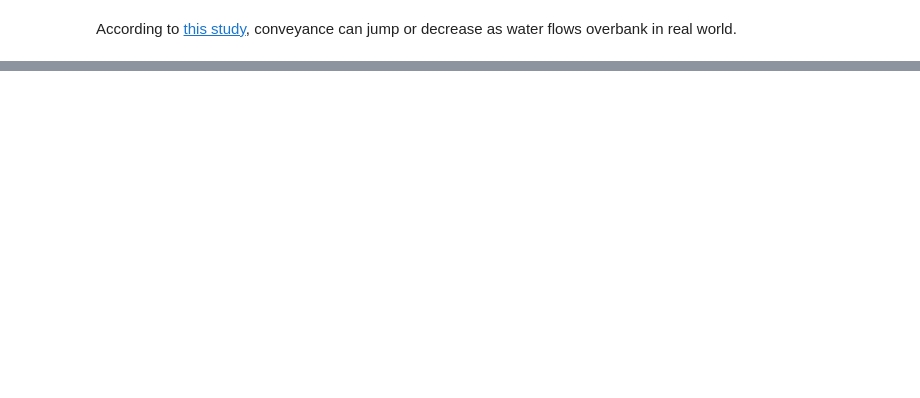
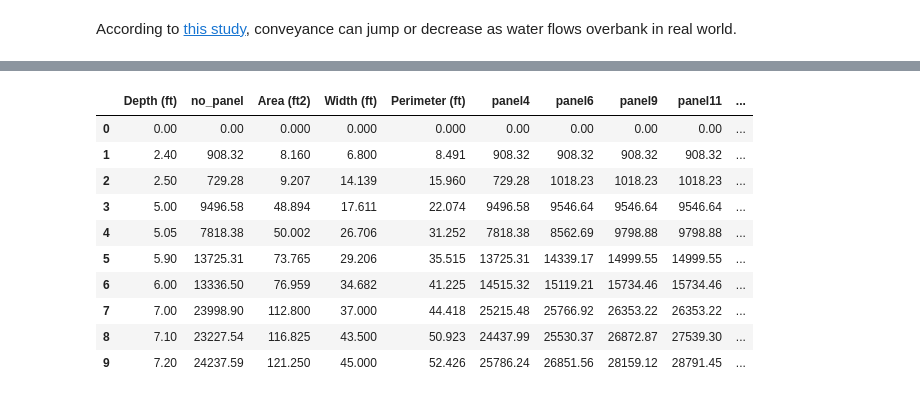
Before and after one commit to mel-meng/SewerAnalysis, a Jupyter notebook: references/river/conveyance/conveyance curve.ipynb, the cells around one changed output, grey strips where cells are left out. Drawn from its saved outputs; the diff is of its cells as text; code cells hidden in the pictures; blank space fills up the shorter version.

```diff
--- a/references/river/conveyance/conveyance curve.ipynb
+++ b/references/river/conveyance/conveyance curve.ipynb
@@ -41,0 +61,15 @@ According to [this study](http://www.river-conveyance.net/1_CES_UserGuide.pdf),
+# %%
+# perform the calculation
+
+slope = 1 # seems ICM always uses 1
+
+# calculate the hydraulic radus using the reported values in ICM
+df['r'] = df['Area (ft2)']/df['Perimeter (ft)']
+
+# using manning's equation to calculate the discharge
+df['q'] = (1.49/0.013)*df['Area (ft2)']*(df['r']**(2/3))
+
+# plot the results
+ax = df.plot(x='no_panel', y='Depth (ft)', style='o-', label='ICM', figsize=(10,10))
+df.plot(x='q', y='Depth (ft)', style='x-', ax=ax, label='manning')
+plt.show()
@@ -41,0 +93,20 @@ According to [this study](http://www.river-conveyance.net/1_CES_UserGuide.pdf),
+# %%
+# perform the calculation
+
+slope = 1 # seems ICM always uses 1
+
+# calculate the hydraulic radus using the reported values in ICM
+df['r'] = df['Area (ft2)']/df['Perimeter (ft)']
+
+# using manning's equation to calculate the discharge
+df['q'] = (1.49/0.013)*df['Area (ft2)']*(df['r']**(2/3))
+
+# plot the results
+ax = df.plot(x='no_panel', y='Depth (ft)', style='o-', label='ICM', linewidth=10, alpha=0.5, figsize=(10,10))
+# df.plot(x='q', y='Depth (ft)', style='x-', ax=ax, label='manning')
+df.plot(x='panel4', y='Depth (ft)', style='o-', ax=ax, label='panel 4')
+df.plot(x='panel6', y='Depth (ft)', style='.-', ax=ax, label='panel 6')
+df.plot(x='panel9', y='Depth (ft)', style='x-', ax=ax, label='panel 9')
+df.plot(x='panel11', y='Depth (ft)', style='o-', ax=ax, label='panel 11')
+# plt.xlim(0, 5000)
+plt.show()
@@ -41,0 +115,14 @@ According to [this study](http://www.river-conveyance.net/1_CES_UserGuide.pdf),
+# %%
+df
+# %% [output]
+|  | Depth (ft) | no_panel | Area (ft2) | Width (ft) | Perimeter (ft) | panel4 | panel6 | panel9 | panel11 | ... |
+| 0 | 0.00 | 0.00 | 0.000 | 0.000 | 0.000 | 0.00 | 0.00 | 0.00 | 0.00 | ... |
+| 1 | 2.40 | 908.32 | 8.160 | 6.800 | 8.491 | 908.32 | 908.32 | 908.32 | 908.32 | ... |
+| 2 | 2.50 | 729.28 | 9.207 | 14.139 | 15.960 | 729.28 | 1018.23 | 1018.23 | 1018.23 | ... |
+| 3 | 5.00 | 9496.58 | 48.894 | 17.611 | 22.074 | 9496.58 | 9546.64 | 9546.64 | 9546.64 | ... |
+| 4 | 5.05 | 7818.38 | 50.002 | 26.706 | 31.252 | 7818.38 | 8562.69 | 9798.88 | 9798.88 | ... |
+| 5 | 5.90 | 13725.31 | 73.765 | 29.206 | 35.515 | 13725.31 | 14339.17 | 14999.55 | 14999.55 | ... |
+| 6 | 6.00 | 13336.50 | 76.959 | 34.682 | 41.225 | 14515.32 | 15119.21 | 15734.46 | 15734.46 | ... |
+| 7 | 7.00 | 23998.90 | 112.800 | 37.000 | 44.418 | 25215.48 | 25766.92 | 26353.22 | 26353.22 | ... |
+| 8 | 7.10 | 23227.54 | 116.825 | 43.500 | 50.923 | 24437.99 | 25530.37 | 26872.87 | 27539.30 | ... |
+| 9 | 7.20 | 24237.59 | 121.250 | 45.000 | 52.426 | 25786.24 | 26851.56 | 28159.12 | 28791.45 | ... |
```
Also changed, not shown: parts of 21 cells of this notebook, 2 other files.
